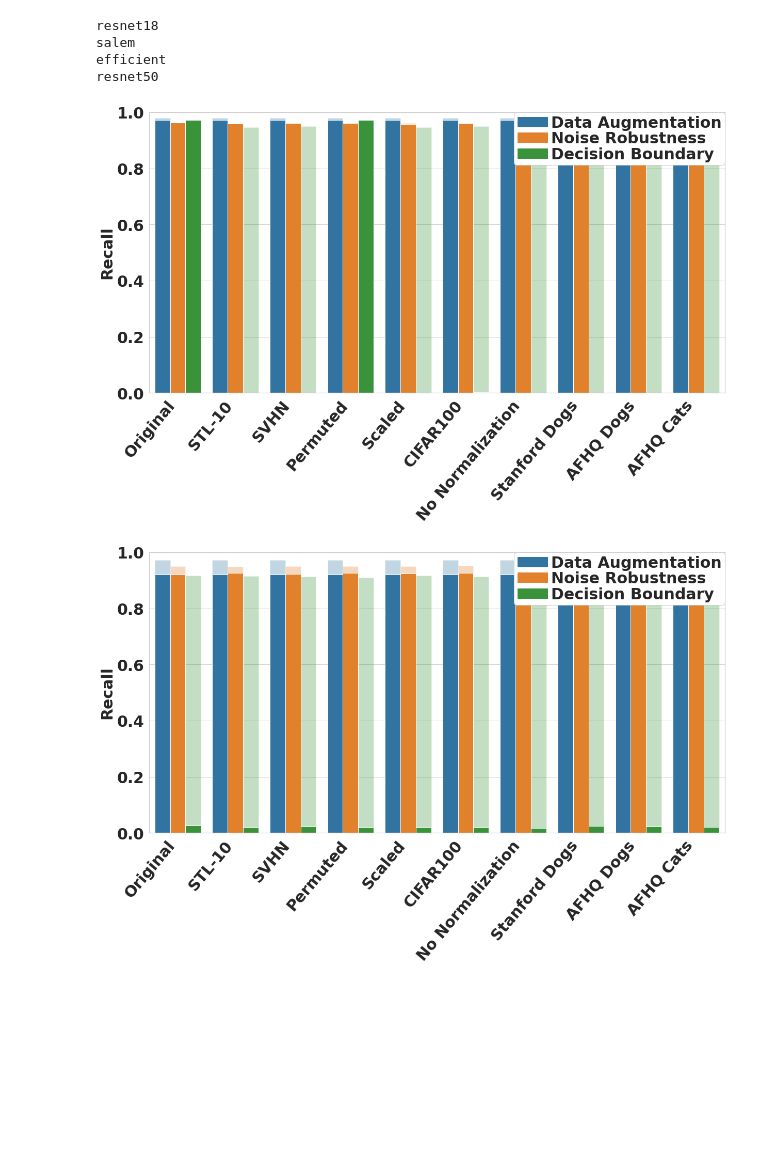
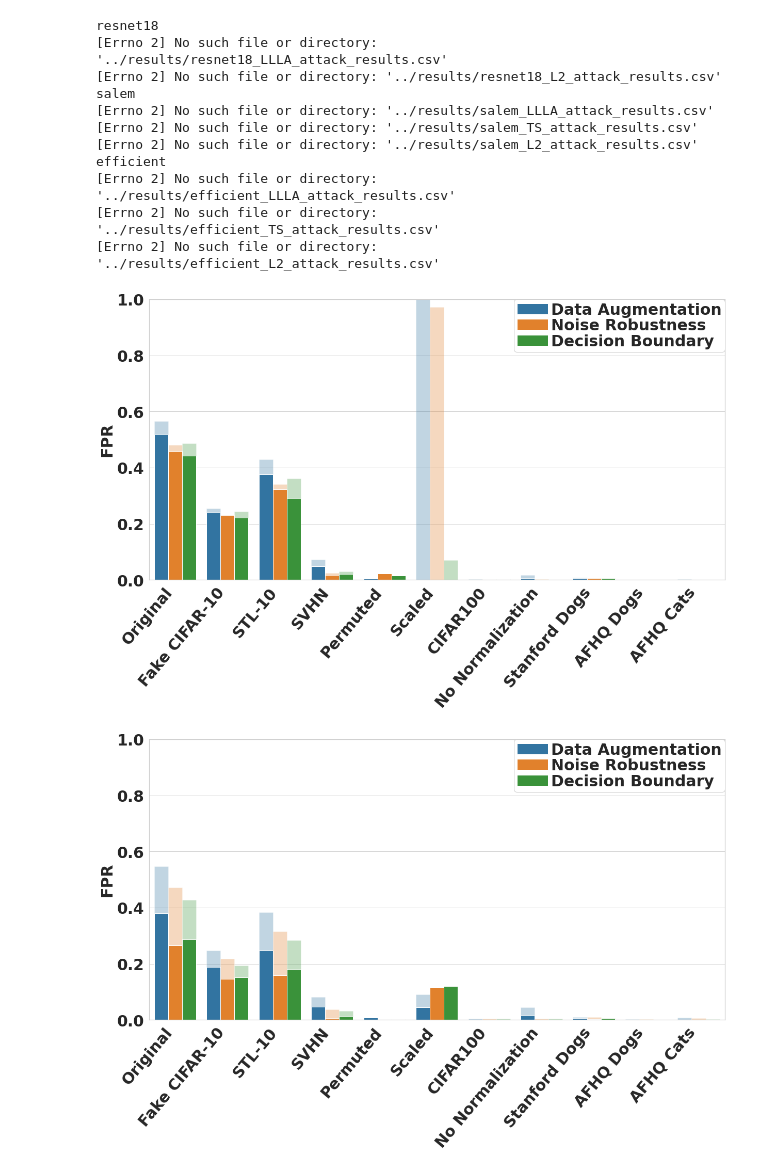
Before and after one commit to bettyballin/LabelOnlyMemInfAttacks, a Jupyter notebook: experiments/notebooks/visualize.ipynb, the cells around one changed output. Cells and saved outputs as stored; diff of their text form; code cells hidden in the pictures; blank space fills up the shorter version.

Commit message:
new results incorporated

```diff
--- a/experiments/notebooks/visualize.ipynb
+++ b/experiments/notebooks/visualize.ipynb
@@ -150,36 +151,68 @@ def plot_dataframe(model, metric, df1, df2,textsize,figsize=(20, 10)):
     #plt.legend("")
     return ax
 # %%
-attacks_all = ["AugmentationAttack","RandomNoiseAttack","DecisionBoundaryAttack","EntropyAttack","ThresholdAttack","SalemAttack"]
-attacks = ["AugmentationAttack","RandomNoiseAttack","DecisionBoundaryAttack","EntropyAttack","ThresholdAttack","SalemAttack"]
-attackNames = ["Data Augmentation","Noise Robustness","Decision Boundary","Entropy","Threshold","Salem"]
-transform_file("resnet_test","resnet_test",attacks_all)
+attacks_all = ["AugmentationAttack","RandomNoiseAttack","DecisionBoundaryAttack"]#,"EntropyAttack","ThresholdAttack","SalemAttack"]
+attacks = ["AugmentationAttack","RandomNoiseAttack","DecisionBoundaryAttack"]#,"EntropyAttack","ThresholdAttack","SalemAttack"]
+attackNames = ["Data Augmentation","Noise Robustness","Decision Boundary"]#,"Entropy","Threshold","Salem"]
 transform_file("resnet18","resnet18",attacks)
 transform_file("resnet18_LS","resnet18_LS",attacks)
+#transform_file("resnet18_LLLA","resnet18_LLLA",attacks)
+transform_file("resnet18_TS","resnet18_TS",attacks)
 transform_file("resnet50","resnet50",attacks)
-transform_file("resnet50","resnet50_LS",attacks)
+#transform_file("resnet50_LS","resnet50_LS",attacks)
+#transform_file("resnet50_LLLA","resnet50_LLLA",attacks)
+#transform_file("resnet50_TS","resnet50_LS",attacks)
 transform_file("salem","salem",attacks)
 transform_file("salem_LS","salem_LS",attacks)
+#transform_file("salem_LLLA","salem_LLLA",attacks)
+#transform_file("salem_TS","salem_TS",attacks)
 transform_file("efficient","efficient",attacks)
-transform_file("efficient","efficient_LS",attacks)
+transform_file("efficient_LS","efficient_LS",attacks)
+#transform_file("efficient_LLLA","efficient_LLLS",attacks)
+#transform_file("efficient_TS","efficient_TS",attacks)
 # %%
-rows_to_keep = ["Original","Fake CiIFAR-10","STL-10","SVHN","Permuted","Scaled","CIFAR100","No Normalization","Stanford Dogs","AFHQ Dogs","AFHQ Cats"]
-models = ["resnet18","salem","efficient","resnet50"]
-metric = "Recall"
+rows_to_keep = ["Original","Fake CIFAR-10","STL-10","SVHN","Permuted","Scaled","CIFAR100","No Normalization","Stanford Dogs","AFHQ Dogs","AFHQ Cats"]
+models = ["resnet18","salem","efficient"]#,"resnet50"]
+metric = "FPR"
+ls = True
+llla = False
+ts = False
+l2 = False
 
 for model in models:
     print(model)
-    df, df_ls, df_llla = get_cleaned_dataframe('../results/'+model+'_attack_results.csv', attacks_all, attackNames, metric,rows_to_keep)
+    path = '../results/'+model+'_attack_results.csv'
+    df_reg = None
+    df = get_cleaned_dataframe(path, attacks_all, attackNames, metric,rows_to_keep)
     df = pd.melt(df, id_vars=['Dataset'], var_name='Attack', value_name=metric)
-    if df_ls is not None:
-        df_ls = pd.melt(df_ls, id_vars=['Dataset'], var_name='Attack', value_name=metric)
-    ax = plot_dataframe(model, metric, df, df_ls,30)
+    df_ls = get_df_regularized(path, "LS", attacks_all, attackNames, metric,rows_to_keep)
+    df_llla = get_df_regularized(path, "LLLA", attacks_all, attackNames, metric,rows_to_keep)
+    df_ts = get_df_regularized(path, "TS", attacks_all, attackNames, metric,rows_to_keep)
+    df_l2 = get_df_regularized(path, "L2", attacks_all, attackNames, metric,rows_to_keep)
+
+    if ls and df_ls is not None:
+        df_reg = pd.melt(df_ls, id_vars=['Dataset'], var_name='Attack', value_name=metric)
+    elif llla and df_llla is not None:
+        df_reg = pd.melt(df_llla, id_vars=['Dataset'], var_name='Attack', value_name=metric)
+    elif ts and df_ts is not None:
+        df_reg = pd.melt(df_ts, id_vars=['Dataset'], var_name='Attack', value_name=metric)
+    elif l2 and df_l2 is not None:
+        df_reg = pd.melt(df_l2, id_vars=['Dataset'], var_name='Attack', value_name=metric)
+
+    ax = plot_dataframe(model, metric, df, df_reg,30)
     fig = ax.get_figure()
     fig.savefig(model+'_attack_results_scores.pdf')
 # %% [output]
 resnet18
+[Errno 2] No such file or directory: '../results/resnet18_LLLA_attack_results.csv'
+[Errno 2] No such file or directory: '../results/resnet18_L2_attack_results.csv'
 salem
+[Errno 2] No such file or directory: '../results/salem_LLLA_attack_results.csv'
+[Errno 2] No such file or directory: '../results/salem_TS_attack_results.csv'
+[Errno 2] No such file or directory: '../results/salem_L2_attack_results.csv'
 efficient
-resnet50
+[Errno 2] No such file or directory: '../results/efficient_LLLA_attack_results.csv'
+[Errno 2] No such file or directory: '../results/efficient_TS_attack_results.csv'
+[Errno 2] No such file or directory: '../results/efficient_L2_attack_results.csv'
-[figure, old version]
+[figure, new version]
-[figure, old version]
+[figure, new version]
```
Also changed, not shown: parts of 4 cells of this notebook, 30 other files.
